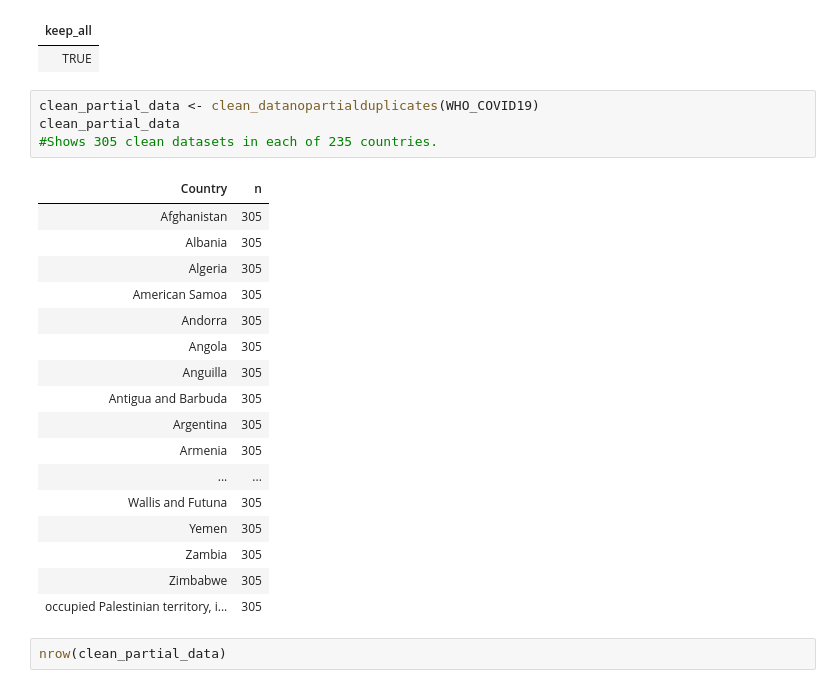
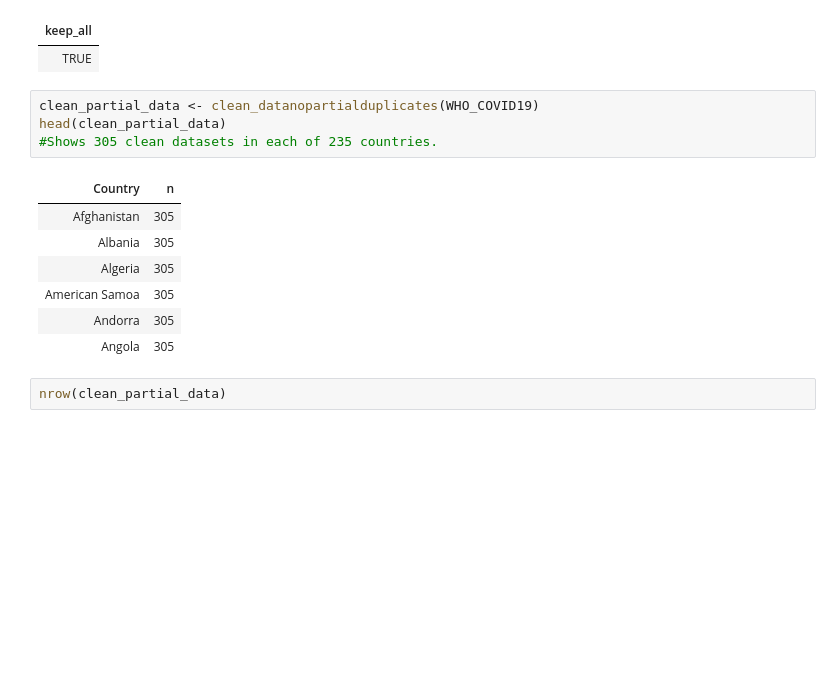
Before and after one commit to ada-nwobodo/COVID19-Prediction-Project-, a Jupyter notebook: COVID-19PredictionProject.ipynb, the cells around one changed output. Drawn from its saved outputs; the diff is of its cells as text; blank space fills up the shorter version.

```diff
--- a/COVID-19PredictionProject.ipynb
+++ b/COVID-19PredictionProject.ipynb
@@ -372,26 +382,16 @@ clean_data_nofullduplicates(WHO_COVID19)
 | TRUE |
 # %%
 clean_partial_data <- clean_datanopartialduplicates(WHO_COVID19)
-clean_partial_data
+head(clean_partial_data)
 #Shows 305 clean datasets in each of 235 countries.
 # %% [output]
 | Country | n |
 | Afghanistan | 305 |
 | Albania | 305 |
 | Algeria | 305 |
 | American Samoa | 305 |
 | Andorra | 305 |
 | Angola | 305 |
-| Anguilla | 305 |
-| Antigua and Barbuda | 305 |
-| Argentina | 305 |
-| Armenia | 305 |
-| ... | ... |
-| Wallis and Futuna | 305 |
-| Yemen | 305 |
-| Zambia | 305 |
-| Zimbabwe | 305 |
-| occupied Palestinian territory, i... | 305 |
 # %%
 nrow(clean_partial_data)
 # %% [output]
```
Also changed, not shown: parts of 6 cells of this notebook, 1 other file.
